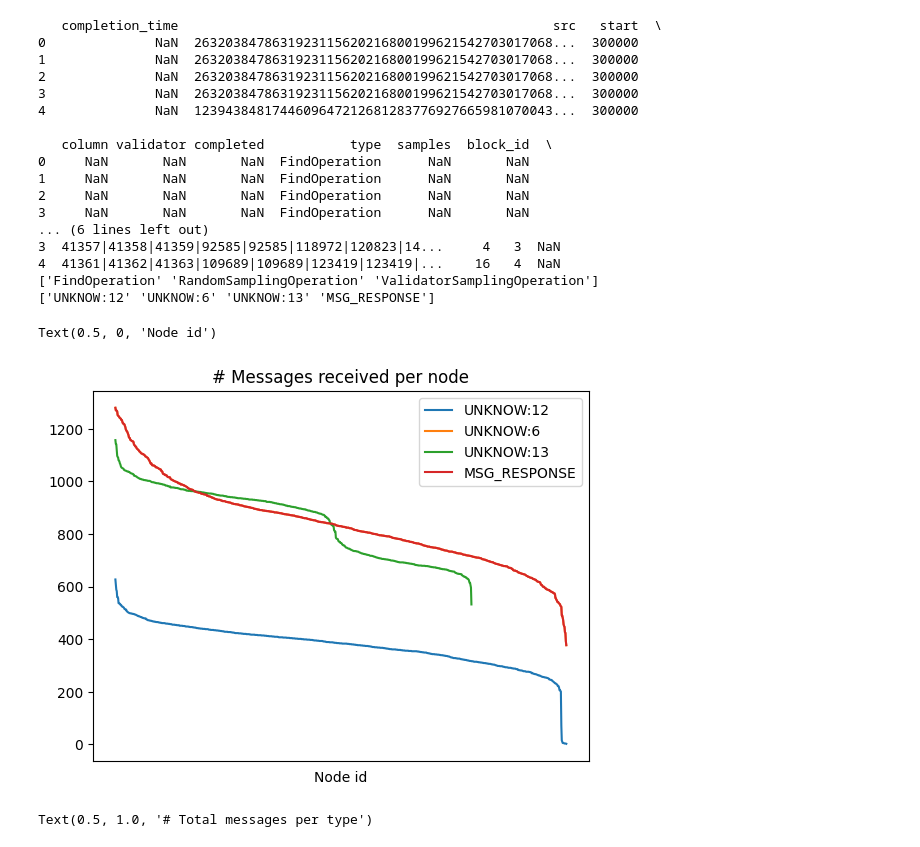
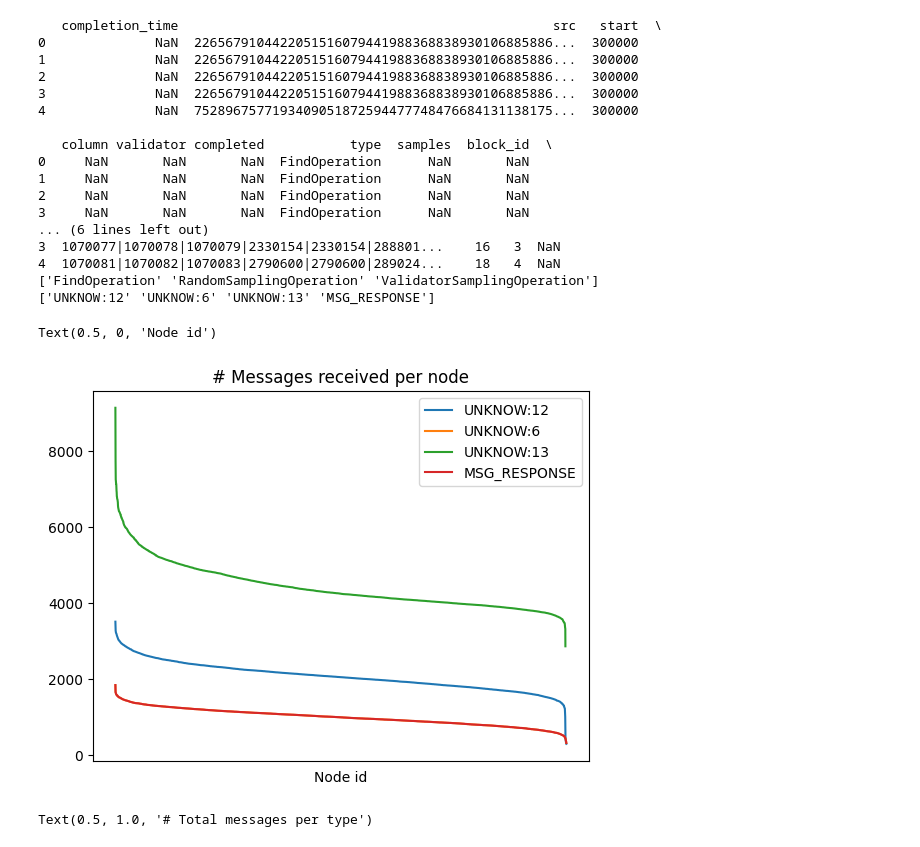
Before and after one commit to datahop/kademlia-simulator, a Jupyter notebook: simulator/python/graphs_evil.ipynb, the cells around one changed output. Cells and saved outputs as stored; diff of their text form; code cells hidden in the pictures.

```diff
--- a/simulator/python/graphs_evil.ipynb
+++ b/simulator/python/graphs_evil.ipynb
@@ -3,8 +3,8 @@ from matplotlib import pyplot as plt
 import numpy as np
 import pandas as pd
 
-ops_path = "../logsEvilTest/operation.csv"
-msgs_path = "../logsEvilTest/messages.csv"
+ops_path = "../logs/operation.csv"
+msgs_path = "../logs/messages.csv"
 
 op_df = pd.read_csv(ops_path,index_col=False)
 msg_df = pd.read_csv(msgs_path,index_col=False)
@@ -14,41 +14,41 @@ fig1, ax1 = plt.subplots()
 msg_types = msg_df['type'].unique()
 
 print(op_df.head())
 print(op_df['type'].unique())
 print(msg_df['type'].unique())
 
 msg_df2 = msg_df.loc[(msg_df['dst'] !='83814183170291850251680823880522715558189094423550585243365458794131648333116')]
 for types in msg_types:
     #print(types)
     df2 = msg_df2.loc[(msg_df2['type'] == types)]
     df2['dst'].value_counts().plot(ax=ax1, kind='line', xticks=[], title="Message received by node", label=types)
 
     #print(df2['dst'])
 
 ax1.legend()
 
 ax1.set_title("# Messages received per node")
 ax1.set_xlabel("Node id")
 # %% [output]
    completion_time                                                src   start  \
-0              NaN  2632038478631923115620216800199621542703017068...  300000
-1              NaN  2632038478631923115620216800199621542703017068...  300000
-2              NaN  2632038478631923115620216800199621542703017068...  300000
-3              NaN  2632038478631923115620216800199621542703017068...  300000
-4              NaN  1239438481744609647212681283776927665981070043...  300000
+0              NaN  2265679104422051516079441988368838930106885886...  300000
+1              NaN  2265679104422051516079441988368838930106885886...  300000
+2              NaN  2265679104422051516079441988368838930106885886...  300000
+3              NaN  2265679104422051516079441988368838930106885886...  300000
+4              NaN  7528967577193409051872594477748476684131138175...  300000
 
    column validator completed           type  samples  block_id  \
 0     NaN       NaN       NaN  FindOperation      NaN       NaN
 1     NaN       NaN       NaN  FindOperation      NaN       NaN
 2     NaN       NaN       NaN  FindOperation      NaN       NaN
 3     NaN       NaN       NaN  FindOperation      NaN       NaN
 ... (6 lines left out)
-3  41357|41358|41359|92585|92585|118972|120823|14...     4   3  NaN
-4  41361|41362|41363|109689|109689|123419|123419|...    16   4  NaN
+3  1070077|1070078|1070079|2330154|2330154|288801...    16   3  NaN
+4  1070081|1070082|1070083|2790600|2790600|289024...    18   4  NaN
 ['FindOperation' 'RandomSamplingOperation' 'ValidatorSamplingOperation']
 ['UNKNOW:12' 'UNKNOW:6' 'UNKNOW:13' 'MSG_RESPONSE']
 Text(0.5, 0, 'Node id')
-[figure, old version]
+[figure, new version]
 # %%
 
 fig2, ax2 = plt.subplots()
```
Also changed, not shown: parts of 6 cells of this notebook, 4 other files.
